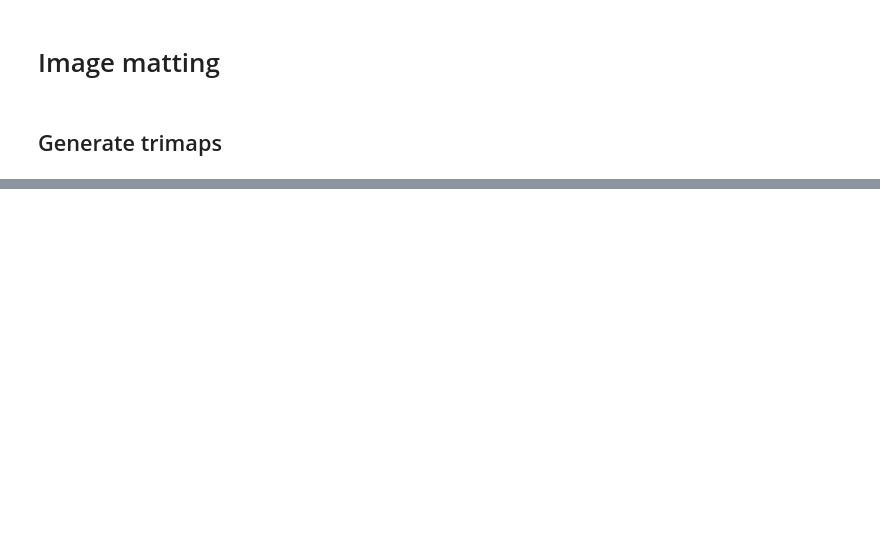
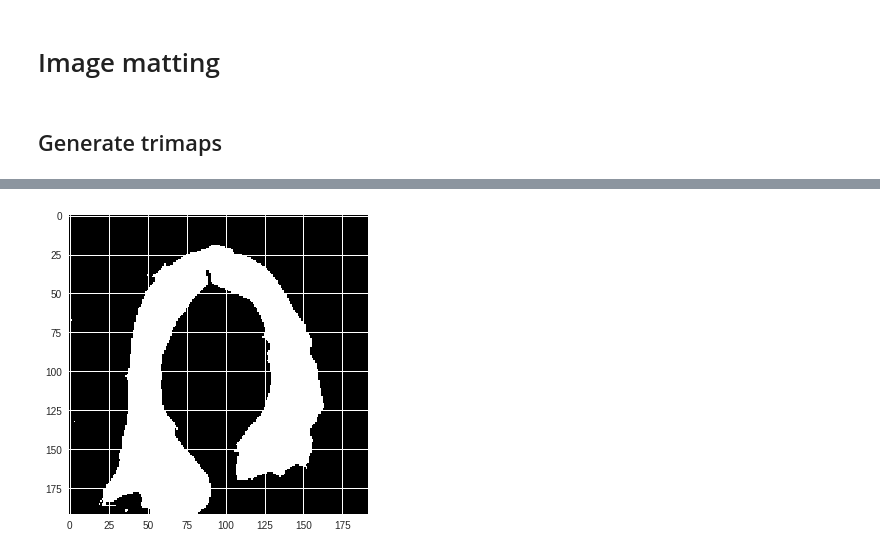
Before and after one commit to betogaona7/hairstyle, a Jupyter notebook: HS-Segment-Technique/Unet_CRF_keras.ipynb, the cells around one changed output, grey strips where cells are left out. Cells and saved outputs as stored; diff of their text form; code cells hidden in the pictures; blank space fills up the shorter version.

```diff
--- a/HS-Segment-Technique/Unet_CRF_keras.ipynb
+++ b/HS-Segment-Technique/Unet_CRF_keras.ipynb
@@ -353,0 +392,3 @@ plot_imgs([crf_hair_image, crf_face_image, hair_trimap, face_trimap], ["CRF hair
+# %%
+h_d_fg = convex_hull_distance(h_fg_hull, h_unknown_px)
+h_d_bg = convex_hull_distance(h_bg_hull, h_unknown_px)
@@ -353,0 +400,3 @@ plot_imgs([crf_hair_image, crf_face_image, hair_trimap, face_trimap], ["CRF hair
+# %%
+h_d_bg1 = np.maximum(np.amax(h_d_bg),0)
+h_d_fg1 = np.maximum(np.amax(h_d_fg),0)
@@ -353,0 +407,2 @@ plot_imgs([crf_hair_image, crf_face_image, hair_trimap, face_trimap], ["CRF hair
+# %%
+h_alpha = h_d_bg/(h_d_bg1+h_d_fg1)
@@ -353,0 +413,7 @@ plot_imgs([crf_hair_image, crf_face_image, hair_trimap, face_trimap], ["CRF hair
+# %%
+h_unknown = h_unknown.astype(float).copy()
+h_unknown[h_unknown !=0] = h_alpha
+plt.imshow(h_unknown+h_fg, cmap='gray')
+plt.show()
+# %% [output]
+[figure, added]
```
Also changed, not shown: parts of 20 cells of this notebook.
